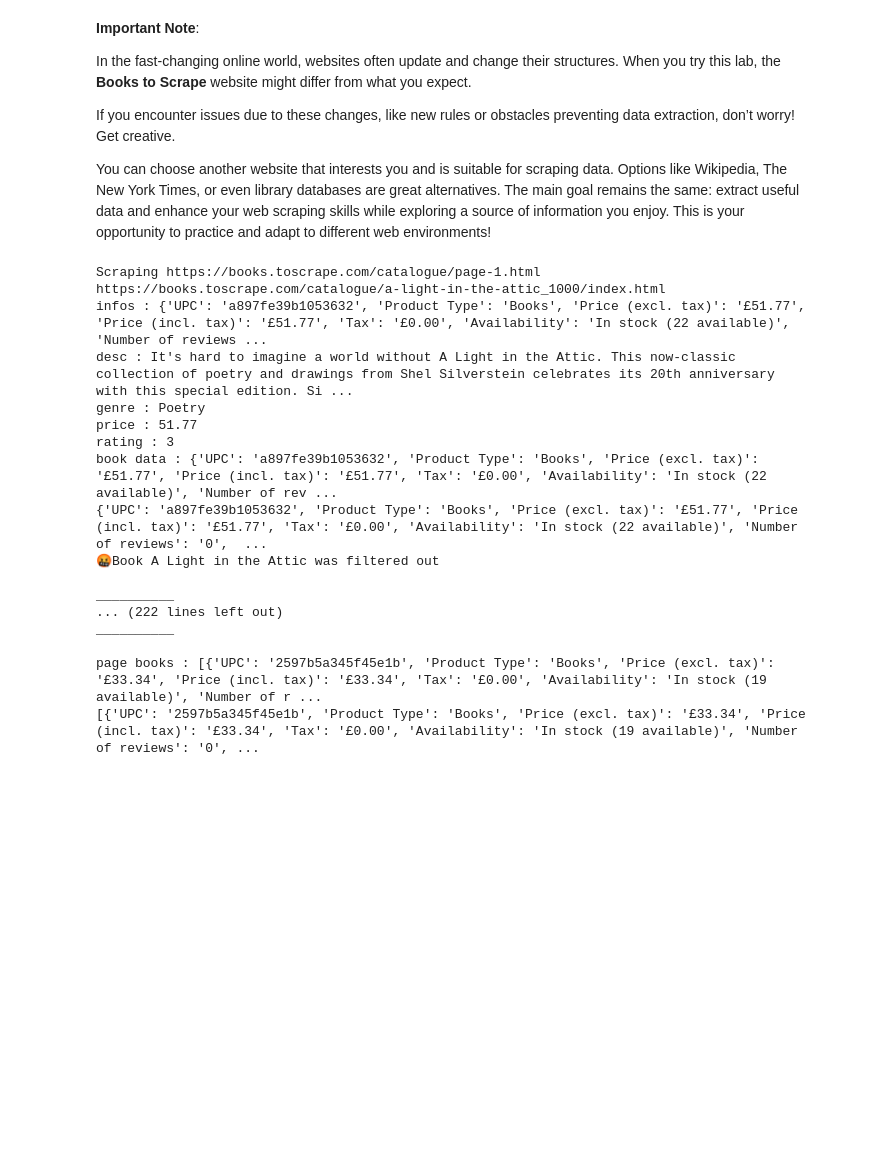
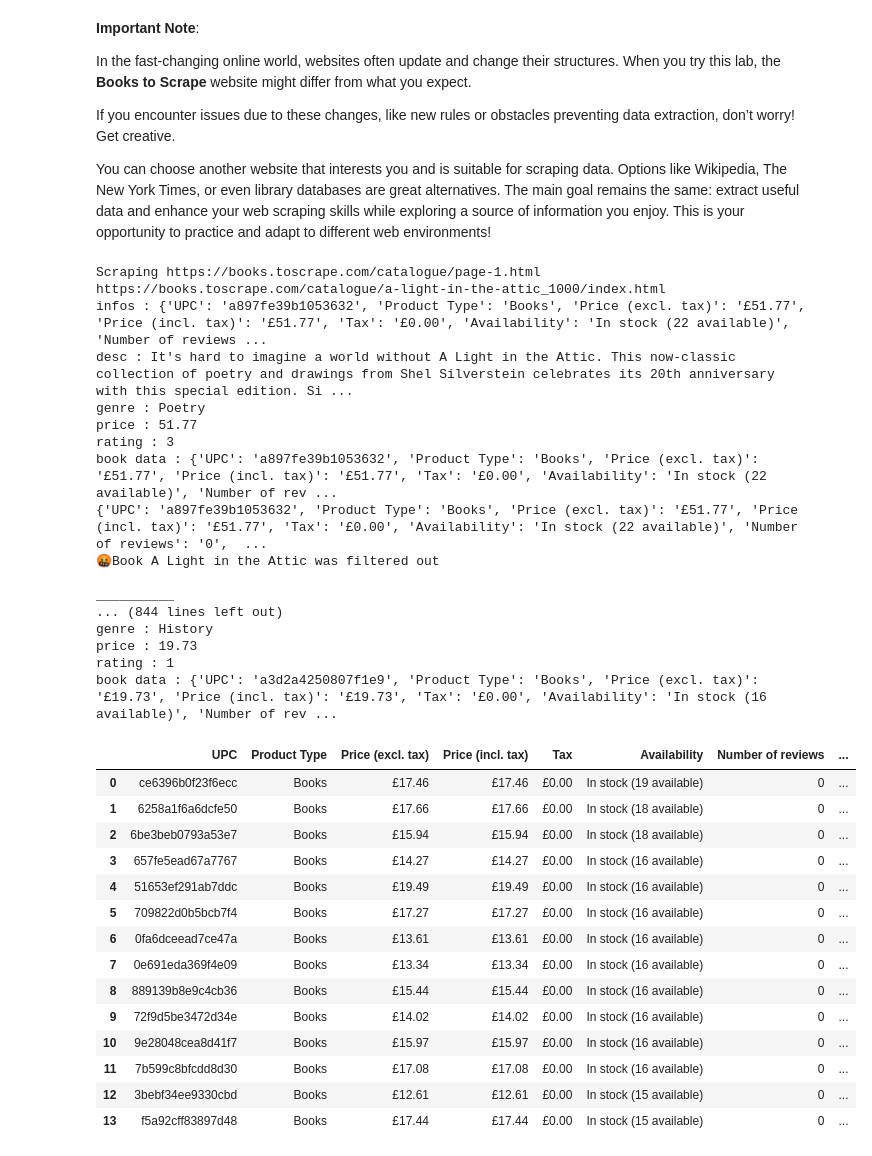
Before and after one commit to data-bootcamp-v4/lab-web-scraping, a Jupyter notebook: lab-web-scraping.ipynb, the cells around one changed output. Cells and saved outputs as stored; diff of their text form; code cells hidden in the pictures; blank space fills up the shorter version.

```diff
--- a/lab-web-scraping.ipynb
+++ b/lab-web-scraping.ipynb
@@ -83,8 +83,8 @@ def get_soup(url):
 
 def scrape_books(min_rating=4, max_price=20):
     all_books = []
-
-    for i in range(1, 2):
+    i = 1
+    while True:
         url = f'https://books.toscrape.com/catalogue/page-{i}.html'
         print(f'Scraping {url}')
         try:
@@ -186,24 +186,40 @@ def get_book_genre(soup):
     genre = soup.find('ul', class_='breadcrumb').find_all('a')[2].text
     print('genre :', genre)
     return {"genre": genre}
-
-
-print(scrape_books(4, 40))
-# %% [output]
-Scraping https://books.toscrape.com/catalogue/page-1.html
-https://books.toscrape.com/catalogue/a-light-in-the-attic_1000/index.html
-infos : {'UPC': 'a897fe39b1053632', 'Product Type': 'Books', 'Price (excl. tax)': '£51.77', 'Price (incl. tax)': '£51.77', 'Tax': '£0.00', 'Availability': 'In stock (22 available)', 'Number of reviews ...
-desc : It's hard to imagine a world without A Light in the Attic. This now-classic collection of poetry and drawings from Shel Silverstein celebrates its 20th anniversary with this special edition. Si ...
-genre : Poetry
-price : 51.77
-rating : 3
-book data : {'UPC': 'a897fe39b1053632', 'Product Type': 'Books', 'Price (excl. tax)': '£51.77', 'Price (incl. tax)': '£51.77', 'Tax': '£0.00', 'Availability': 'In stock (22 available)', 'Number of rev ...
-{'UPC': 'a897fe39b1053632', 'Product Type': 'Books', 'Price (excl. tax)': '£51.77', 'Price (incl. tax)': '£51.77', 'Tax': '£0.00', 'Availability': 'In stock (22 available)', 'Number of reviews': '0',  ...
-🤬Book A Light in the Attic was filtered out
-
-__________
-... (222 lines left out)
-__________
-
-page books : [{'UPC': '2597b5a345f45e1b', 'Product Type': 'Books', 'Price (excl. tax)': '£33.34', 'Price (incl. tax)': '£33.34', 'Tax': '£0.00', 'Availability': 'In stock (19 available)', 'Number of r ...
-[{'UPC': '2597b5a345f45e1b', 'Product Type': 'Books', 'Price (excl. tax)': '£33.34', 'Price (incl. tax)': '£33.34', 'Tax': '£0.00', 'Availability': 'In stock (19 available)', 'Number of reviews': '0', ...
+# %%
+df = pd.DataFrame(scrape_books(4, 20))
+
+display(df)
+# %% [output]
+Scraping https://books.toscrape.com/catalogue/page-1.html
+https://books.toscrape.com/catalogue/a-light-in-the-attic_1000/index.html
+infos : {'UPC': 'a897fe39b1053632', 'Product Type': 'Books', 'Price (excl. tax)': '£51.77', 'Price (incl. tax)': '£51.77', 'Tax': '£0.00', 'Availability': 'In stock (22 available)', 'Number of reviews ...
+desc : It's hard to imagine a world without A Light in the Attic. This now-classic collection of poetry and drawings from Shel Silverstein celebrates its 20th anniversary with this special edition. Si ...
+genre : Poetry
+price : 51.77
+rating : 3
+book data : {'UPC': 'a897fe39b1053632', 'Product Type': 'Books', 'Price (excl. tax)': '£51.77', 'Price (incl. tax)': '£51.77', 'Tax': '£0.00', 'Availability': 'In stock (22 available)', 'Number of rev ...
+{'UPC': 'a897fe39b1053632', 'Product Type': 'Books', 'Price (excl. tax)': '£51.77', 'Price (incl. tax)': '£51.77', 'Tax': '£0.00', 'Availability': 'In stock (22 available)', 'Number of reviews': '0',  ...
+🤬Book A Light in the Attic was filtered out
+
+__________
+... (844 lines left out)
+genre : History
+price : 19.73
+rating : 1
+book data : {'UPC': 'a3d2a4250807f1e9', 'Product Type': 'Books', 'Price (excl. tax)': '£19.73', 'Price (incl. tax)': '£19.73', 'Tax': '£0.00', 'Availability': 'In stock (16 available)', 'Number of rev ...
+|  | UPC | Product Type | Price (excl. tax) | Price (incl. tax) | Tax | Availability | Number of reviews | ... |
+| 0 | ce6396b0f23f6ecc | Books | £17.46 | £17.46 | £0.00 | In stock (19 available) | 0 | ... |
+| 1 | 6258a1f6a6dcfe50 | Books | £17.66 | £17.66 | £0.00 | In stock (18 available) | 0 | ... |
+| 2 | 6be3beb0793a53e7 | Books | £15.94 | £15.94 | £0.00 | In stock (18 available) | 0 | ... |
+| 3 | 657fe5ead67a7767 | Books | £14.27 | £14.27 | £0.00 | In stock (16 available) | 0 | ... |
+| 4 | 51653ef291ab7ddc | Books | £19.49 | £19.49 | £0.00 | In stock (16 available) | 0 | ... |
+| 5 | 709822d0b5bcb7f4 | Books | £17.27 | £17.27 | £0.00 | In stock (16 available) | 0 | ... |
+| 6 | 0fa6dceead7ce47a | Books | £13.61 | £13.61 | £0.00 | In stock (16 available) | 0 | ... |
+| 7 | 0e691eda369f4e09 | Books | £13.34 | £13.34 | £0.00 | In stock (16 available) | 0 | ... |
+| 8 | 889139b8e9c4cb36 | Books | £15.44 | £15.44 | £0.00 | In stock (16 available) | 0 | ... |
+| 9 | 72f9d5be3472d34e | Books | £14.02 | £14.02 | £0.00 | In stock (16 available) | 0 | ... |
+| 10 | 9e28048cea8d41f7 | Books | £15.97 | £15.97 | £0.00 | In stock (16 available) | 0 | ... |
+| 11 | 7b599c8bfcdd8d30 | Books | £17.08 | £17.08 | £0.00 | In stock (16 available) | 0 | ... |
+| 12 | 3bebf34ee9330cbd | Books | £12.61 | £12.61 | £0.00 | In stock (15 available) | 0 | ... |
+| 13 | f5a92cff83897d48 | Books | £17.44 | £17.44 | £0.00 | In stock (15 available) | 0 | ... |
```
